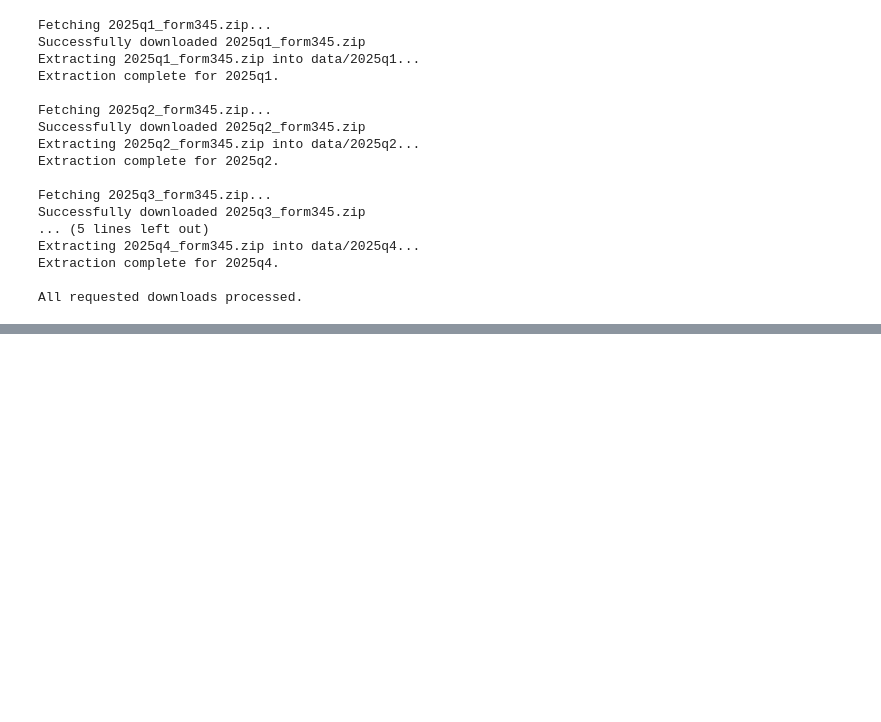
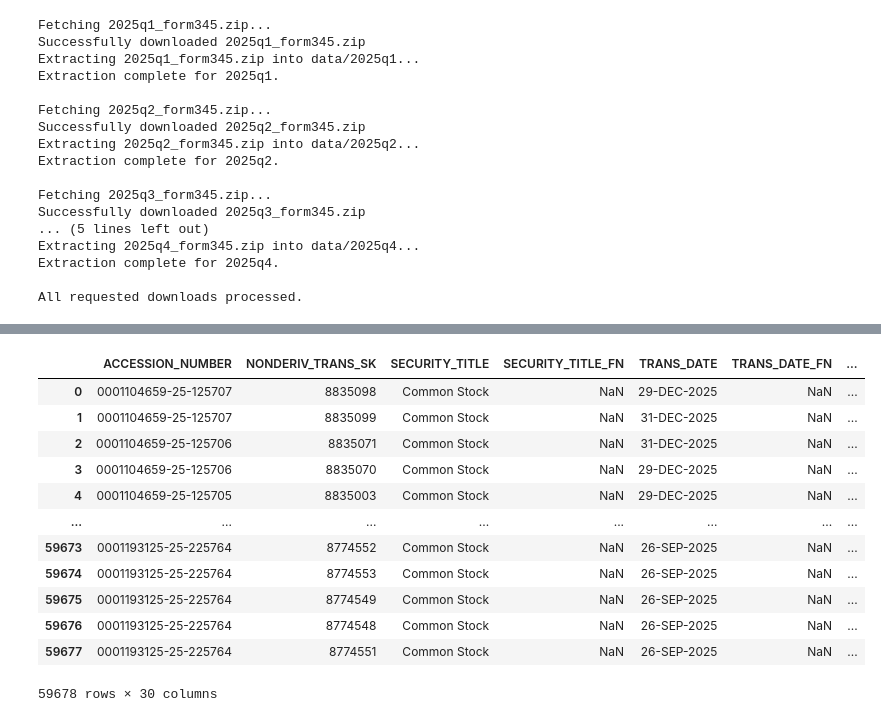
Before and after one commit to ianleonardo/ntu-dsai-m2-capstone, a Jupyter notebook: notebooks/sec-insider-transaction.ipynb, the cells around one changed output, grey strips where cells are left out. Saved outputs shown, nothing was run; the diff lists cells and outputs as text; code cells hidden in the pictures; blank space fills up the shorter version.

```diff
--- a/notebooks/sec-insider-transaction.ipynb
+++ b/notebooks/sec-insider-transaction.ipynb
@@ -79,3 +79,17 @@ Extracting 2025q4_form345.zip into data/2025q4...
 Extraction complete for 2025q4.
 
 All requested downloads processed.
+# %%
+import pandas as pd
+
+# File paths for 2025 Q4 data
+data_dir_q4 = 'data/2025q4'
+
+# 1. Load Submissions (contains Company Names and Tickers)
+# low_memory=False used to handle mixed data types in TSV
+sub_file = f'{data_dir_q4}/SUBMISSION.tsv'
+df_sub = pd.read_csv(sub_file, sep='\t', low_memory=False)
+
+print(f"Submissions shape: {df_sub.shape}")
+
+df_sub
@@ -81,0 +133,24 @@ All requested downloads processed.
+# %%
+# 3. Merge to link transactions with company details
+df_merged = pd.merge(
+    df_trans,
+    df_sub[['ACCESSION_NUMBER', 'ISSUERNAME', 'ISSUERTRADINGSYMBOL']],
+    on='ACCESSION_NUMBER',
+    how='inner'
+)
+
+df_merged
+# %% [output]
+|  | ACCESSION_NUMBER | NONDERIV_TRANS_SK | SECURITY_TITLE | SECURITY_TITLE_FN | TRANS_DATE | TRANS_DATE_FN | ... |
+| 0 | 0001104659-25-125707 | 8835098 | Common Stock | NaN | 29-DEC-2025 | NaN | ... |
+| 1 | 0001104659-25-125707 | 8835099 | Common Stock | NaN | 31-DEC-2025 | NaN | ... |
+| 2 | 0001104659-25-125706 | 8835071 | Common Stock | NaN | 31-DEC-2025 | NaN | ... |
+| 3 | 0001104659-25-125706 | 8835070 | Common Stock | NaN | 29-DEC-2025 | NaN | ... |
+| 4 | 0001104659-25-125705 | 8835003 | Common Stock | NaN | 29-DEC-2025 | NaN | ... |
+| ... | ... | ... | ... | ... | ... | ... | ... |
+| 59673 | 0001193125-25-225764 | 8774552 | Common Stock | NaN | 26-SEP-2025 | NaN | ... |
+| 59674 | 0001193125-25-225764 | 8774553 | Common Stock | NaN | 26-SEP-2025 | NaN | ... |
+| 59675 | 0001193125-25-225764 | 8774549 | Common Stock | NaN | 26-SEP-2025 | NaN | ... |
+| 59676 | 0001193125-25-225764 | 8774548 | Common Stock | NaN | 26-SEP-2025 | NaN | ... |
+| 59677 | 0001193125-25-225764 | 8774551 | Common Stock | NaN | 26-SEP-2025 | NaN | ... |
+59678 rows × 30 columns
```
Also changed, not shown: parts of 6 cells of this notebook.
